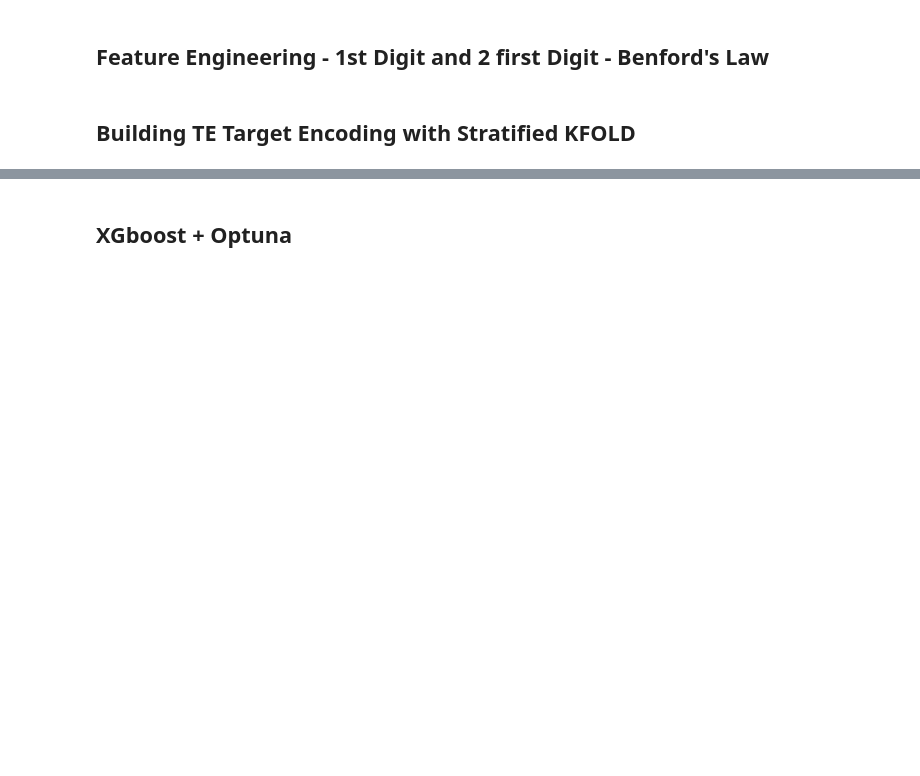
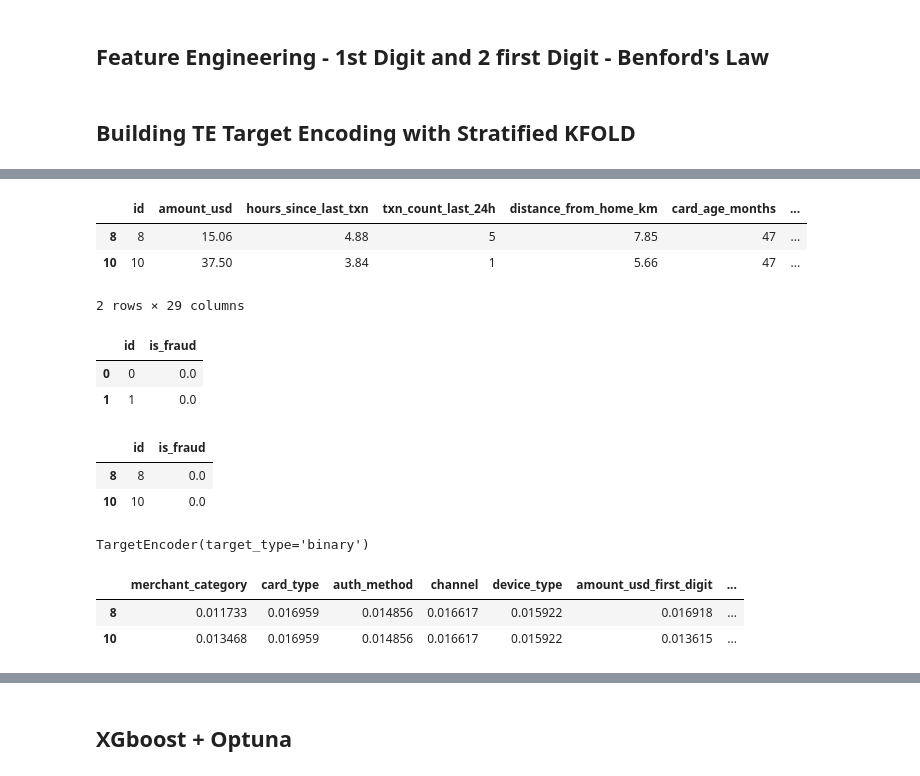
Before and after one commit to dessyamirudin/competition_2026, a Jupyter notebook: credit_card_fraud_kaggle/Credit Card Fraud - RAW + TE + Digit - XGB OPTUNA.ipynb, the cells around one changed output, grey strips where cells are left out. Saved outputs shown, nothing was run; the diff lists cells and outputs as text; code cells hidden in the pictures; blank space fills up the shorter version.

```diff
--- a/credit_card_fraud_kaggle/Credit Card Fraud - RAW + TE + Digit - XGB OPTUNA.ipynb
+++ b/credit_card_fraud_kaggle/Credit Card Fraud - RAW + TE + Digit - XGB OPTUNA.ipynb
@@ -145,0 +150,19 @@ len(FOLDS[1][0])
+# %%
+X_va.head(2)
+# %% [output]
+|  | id | amount_usd | hours_since_last_txn | txn_count_last_24h | distance_from_home_km | card_age_months | ... |
+| 8 | 8 | 15.06 | 4.88 | 5 | 7.85 | 47 | ... |
+| 10 | 10 | 37.50 | 3.84 | 1 | 5.66 | 47 | ... |
+2 rows × 29 columns
+# %%
+y_tr.head(2)
+# %% [output]
+|  | id | is_fraud |
+| 0 | 0 | 0.0 |
+| 1 | 1 | 0.0 |
+# %%
+y_va.head(2)
+# %% [output]
+|  | id | is_fraud |
+| 8 | 8 | 0.0 |
+| 10 | 10 | 0.0 |
@@ -145,0 +171,4 @@ len(FOLDS[1][0])
+# %%
+te.fit(X_tr[category_cols],y_tr['is_fraud'])
+# %% [output]
+TargetEncoder(target_type='binary')
@@ -145,0 +177,6 @@ len(FOLDS[1][0])
+# %%
+X_va[category_cols].head(2)
+# %% [output]
+|  | merchant_category | card_type | auth_method | channel | device_type | amount_usd_first_digit | ... |
+| 8 | 0.011733 | 0.016959 | 0.014856 | 0.016617 | 0.015922 | 0.016918 | ... |
+| 10 | 0.013468 | 0.016959 | 0.014856 | 0.016617 | 0.015922 | 0.013615 | ... |
```
Also changed, not shown: parts of 30 cells of this notebook.
